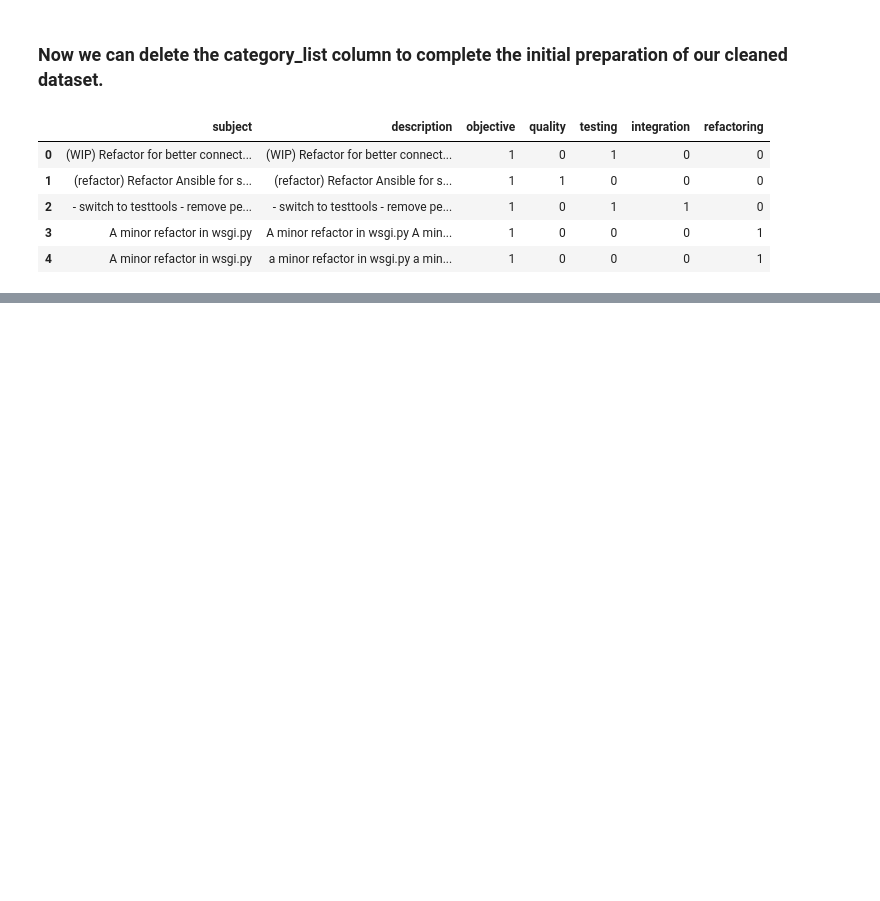
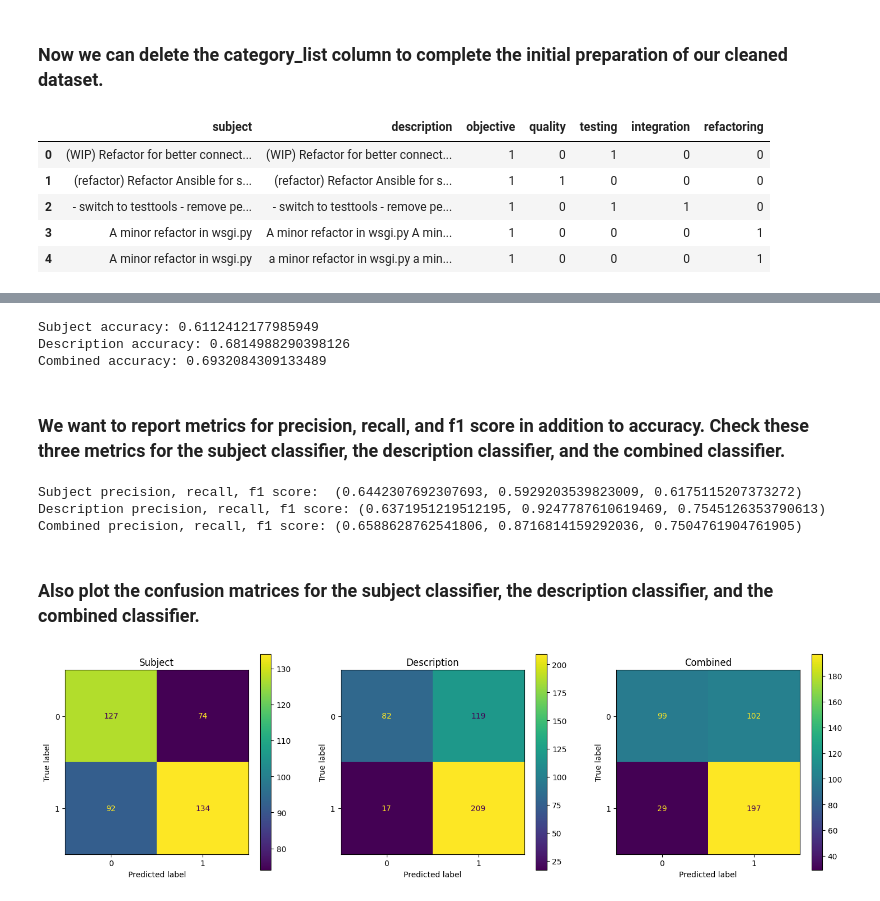
Before and after one commit to ggp6101/DSCI644_Group1, a Jupyter notebook: DSCI644_Notebook01.ipynb, the cells around one changed output, grey strips where cells are left out. Cells and saved outputs as stored; diff of their text form; code cells hidden in the pictures; blank space fills up the shorter version.

```diff
--- a/DSCI644_Notebook01.ipynb
+++ b/DSCI644_Notebook01.ipynb
@@ -158,0 +276,50 @@ So now we can, for example, train a binary classifier for each of these five cat
+# %%
+from sklearn.naive_bayes import MultinomialNB, ComplementNB
+from  sklearn.metrics  import accuracy_score
+
+clf = ComplementNB().fit(X_train_vect, y_train)
+predicted_bin_subj = clf.predict(X_test_vect)
+predicted_prob_subj = clf.predict_proba(X_test_vect)
+print('Subject accuracy:', accuracy_score(y_test,predicted_bin_subj))
+
+clf2 = ComplementNB().fit(X_train_vect2, y_train)
+predicted_bin_desc = clf2.predict(X_test_vect2)
+predicted_prob_desc = clf2.predict_proba(X_test_vect2)
+print('Description accuracy:', accuracy_score(y_test,predicted_bin_desc))
+
+predicted_prob_comb = (predicted_prob_subj + predicted_prob_desc) / 2.0
+predicted_bin_comb = np.argmax(predicted_prob_comb, axis=1)
+print('Combined accuracy:', accuracy_score(y_test,predicted_bin_comb))
+# %% [output]
+Subject accuracy: 0.6112412177985949
+Description accuracy: 0.6814988290398126
+Combined accuracy: 0.6932084309133489
+# %% [markdown]
+### We want to report metrics for precision, recall, and f1 score in addition to accuracy. Check these three metrics for the subject classifier, the description classifier, and the combined classifier.
+# %%
+from sklearn.metrics import precision_recall_fscore_support
+print('Subject precision, recall, f1 score: ',precision_recall_fscore_support(y_test,predicted_bin_subj, average='binary', pos_label=1)[0:3])
+print('Description precision, recall, f1 score:', precision_recall_fscore_support(y_test,predicted_bin_desc, average='binary', pos_label=1)[0:3])
+print('Combined precision, recall, f1 score:', precision_recall_fscore_support(y_test,predicted_bin_comb, average='binary', pos_label=1)[0:3])
+# %% [output]
+Subject precision, recall, f1 score:  (0.6442307692307693, 0.5929203539823009, 0.6175115207373272)
+Description precision, recall, f1 score: (0.6371951219512195, 0.9247787610619469, 0.7545126353790613)
+Combined precision, recall, f1 score: (0.6588628762541806, 0.8716814159292036, 0.7504761904761905)
+# %% [markdown]
+### Also plot the confusion matrices for the subject classifier, the description classifier, and the combined classifier.
+# %%
+from sklearn.metrics import ConfusionMatrixDisplay
+
+fig, axs = plt.subplots(1,3, figsize=(18, 5))
+
+ConfusionMatrixDisplay.from_predictions(y_test, predicted_bin_subj, ax=axs[0])
+ConfusionMatrixDisplay.from_predictions(y_test, predicted_bin_desc, ax=axs[1])
+ConfusionMatrixDisplay.from_predictions(y_test, predicted_bin_comb, ax=axs[2])
+
+axs[0].set_title('Subject')
+axs[1].set_title('Description')
+axs[2].set_title('Combined')
+
+plt.show()
+# %% [output]
+[figure, added]
```
Also changed, not shown: parts of 18 cells of this notebook.
